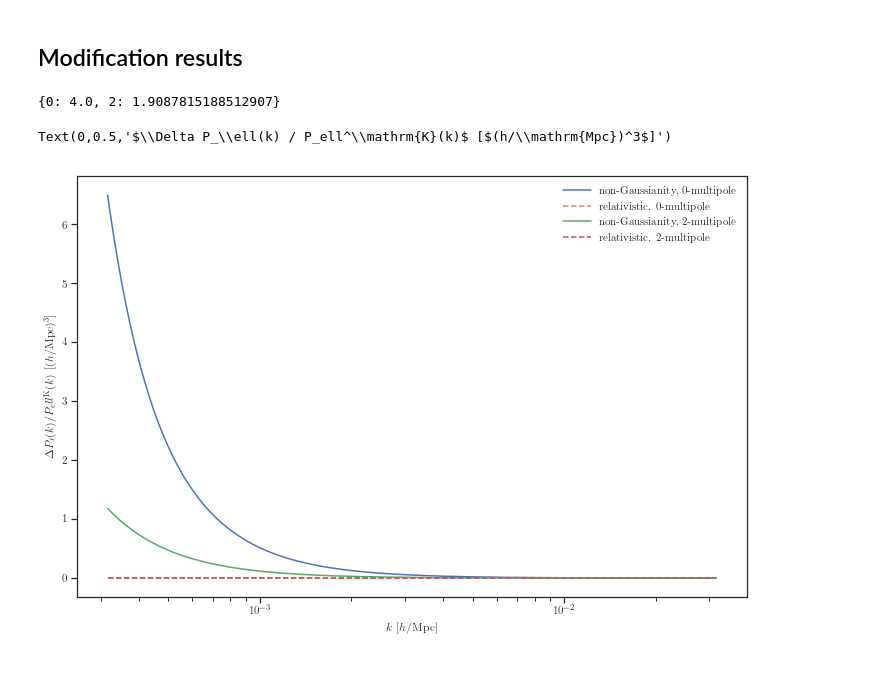
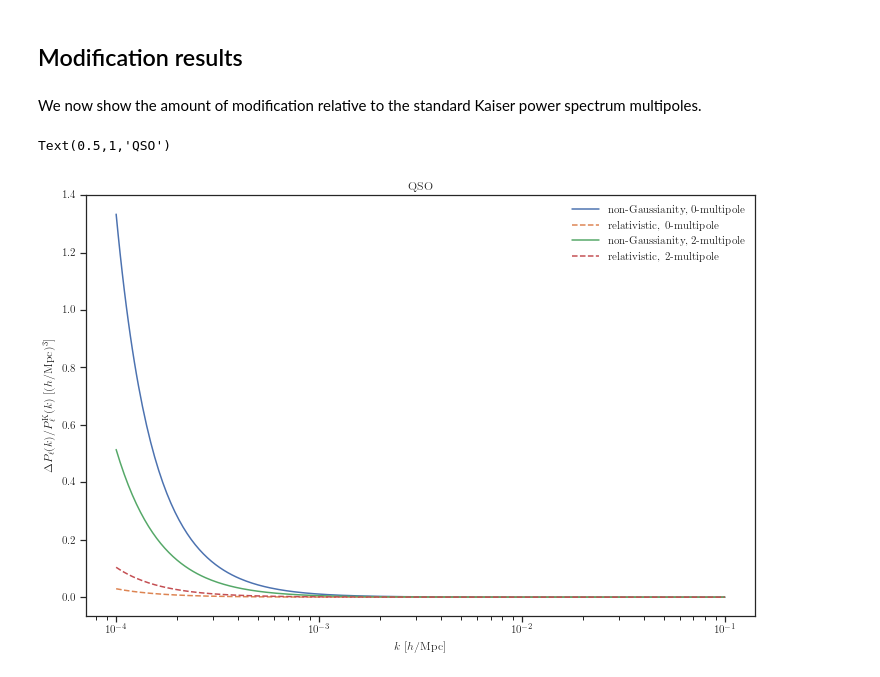
Before and after one commit to MikeSWang/HorizonGRound, a Jupyter notebook: notebooks/multipole_modification.ipynb, the cells around one changed output. Drawn from its saved outputs; the diff is of its cells as text; code cells hidden in the pictures.

```diff
--- a/notebooks/multipole_modification.ipynb
+++ b/notebooks/multipole_modification.ipynb
@@ -37,12 +39,12 @@ Define fiducial parameters and parameter ranges.
 # %%
 FIDUCIAL_REDSHIFT = 2.
 FIDUCIAL_LINEAR_BIAS = 2.
-FIDUCIAL_NON_GAUSSNIANTY = 50.
+FIDUCIAL_NON_GAUSSNIANTY = 5.
 # %%
-NUM_POINTS = 200
+NUM_POINTS = 300
 
-wavenumbers = np.logspace(-3.5, -1.5, num=NUM_POINTS+1)
-redshifts = np.linspace(1e-5, 3., 30)
+wavenumbers = np.logspace(-4., -1., num=NUM_POINTS+1)
+redshifts = np.linspace(0.5, 3., 25)
 degrees = [0, 2]
 # %% [markdown]
 ## Evolution and magnification biases
@@ -66,8 +68,8 @@ quasar_modeller = LuminosityFunctionModeller.from_parameters_file(
     threshold_variable='magnitude'
 )
 
-evolution_bias = alpha_emitter_modeller.evolution_bias
-magnification_bias = alpha_emitter_modeller.magnification_bias
+evolution_bias = quasar_modeller.evolution_bias
+magnification_bias = quasar_modeller.magnification_bias
 # %%
 plt.figure("Relativistic biases", figsize=(12, 7.75))
 plt.plot(redshifts, evolution_bias(redshifts), label="evolution bias")
@@ -134,28 +142,27 @@ non_gaussianity_result = {
     )
     for ell in degrees
 }
-# %%
-pprint(kaiser_result)
-# %% [output]
-{0: 4.0, 2: 1.9087815188512907}
+# %% [markdown]
+We now show the amount of modification relative to the standard Kaiser power spectrum multipoles.
 # %%
 plt.figure("Power spectrum multipole modification", figsize=(12, 7.75))
 
 for ell in degrees:
     plt.semilogx(
-        wavenumbers, non_gaussianity_result[ell],
+        wavenumbers, non_gaussianity_result[ell]/kaiser_result[ell],
         ls='-',
         label="non-Gaussianity, {}-multipole".format(ell)
     )
     plt.semilogx(
-        wavenumbers, relativistic_result[ell],
+        wavenumbers, relativistic_result[ell]/kaiser_result[ell],
         ls='--',
         label="relativistic, {}-multipole".format(ell)
     )
 
 plt.legend()
 plt.xlabel(r"$k$ [$h$/Mpc]")
-plt.ylabel(r"$\Delta P_\ell(k) / P_ell^\mathrm{K}(k)$ [$(h/\mathrm{Mpc})^3$]")
+plt.ylabel(r"$\Delta P_\ell(k) / P_\ell^\mathrm{K}(k)$ [$(h/\mathrm{Mpc})^3$]")
+plt.title("QSO")
 # %% [output]
-Text(0,0.5,'$\\Delta P_\\ell(k) / P_ell^\\mathrm{K}(k)$ [$(h/\\mathrm{Mpc})^3$]')
+Text(0.5,1,'QSO')
-[figure, old version]
+[figure, new version]
```
Also changed, not shown: parts of 3 cells of this notebook, 5 other files.
